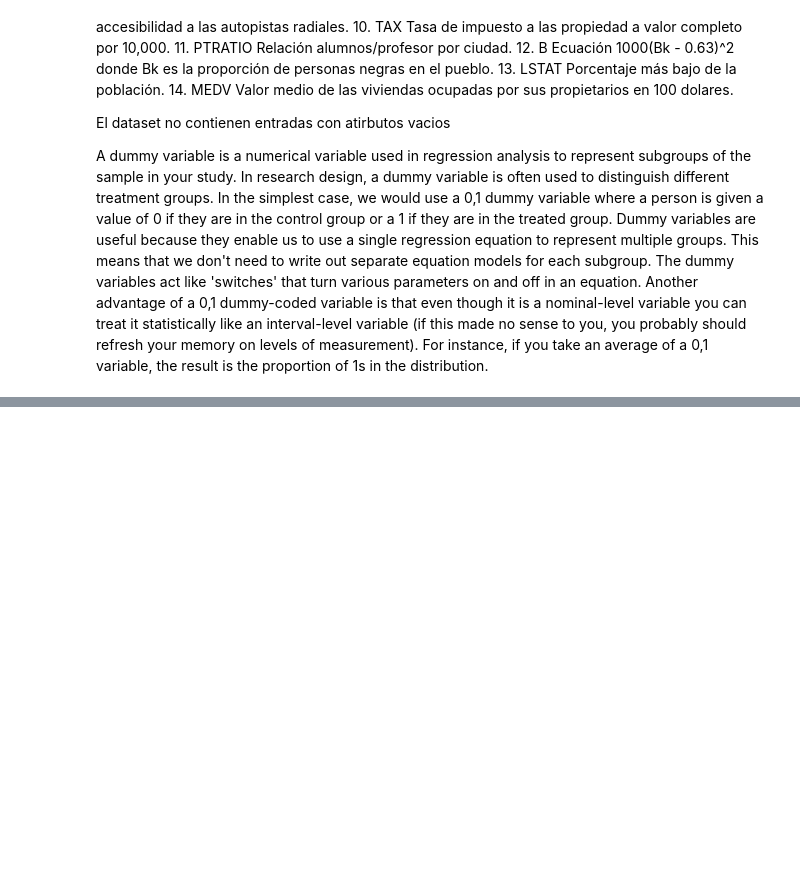
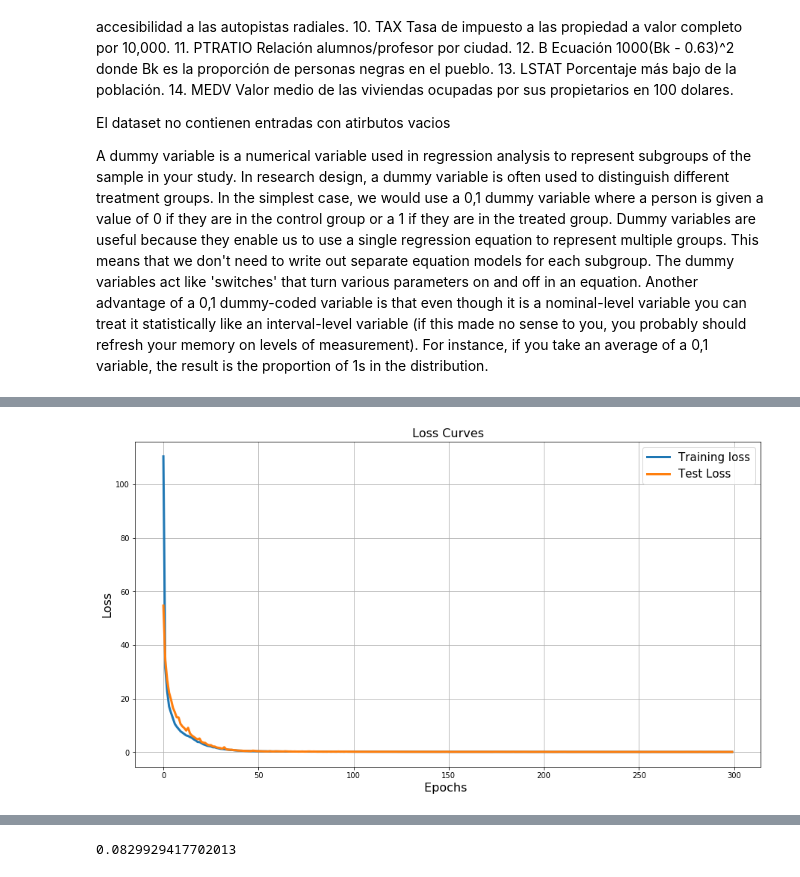
Before and after one commit to GMBarra/T1ANN, a Jupyter notebook: Pregunta-1.ipynb, the cells around one changed output, grey strips where cells are left out. Drawn from its saved outputs; the diff is of its cells as text; code cells hidden in the pictures; blank space fills up the shorter version.

```diff
--- a/Pregunta-1.ipynb
+++ b/Pregunta-1.ipynb
@@ -80,0 +99,40 @@ A dummy variable is a numerical variable used in regression analysis to represen
+# %%
+from keras.models import Sequential
+from keras.layers.core import Dense, Activation
+from keras.optimizers import SGD
+import matplotlib.pyplot as plt
+
+model = Sequential()
+model.add(Dense(200, input_dim=X_train_scaled.shape[1], kernel_initializer='uniform'))
+model.add(Activation('sigmoid'))
+model.add(Dense(1, kernel_initializer='uniform'))
+model.add(Activation('linear'))
+sgd = SGD(lr=0.01)
+model.compile(optimizer=sgd,loss='mean_squared_error')
+hist = model.fit(np.asmatrix(X_train_scaled), np.asmatrix(y_train), epochs=300,verbose=0, validation_data=(np.asmatrix(X_test_scaled), np.asmatrix(y_test)))
+# %%
+# Loss Curves
+
+plt.figure(figsize=[15,8])
+plt.grid()
+plt.plot(hist.history['loss'],linewidth=3.0)
+plt.plot(hist.history['val_loss'],linewidth=3.0)
+plt.legend(['Training loss', 'Test Loss'],fontsize=15)
+plt.xlabel('Epochs ',fontsize=16)
+plt.ylabel('Loss',fontsize=16)
+plt.title('Loss Curves',fontsize=16)
+
+# Accuracy Curves
+#plt.figure(figsize=[8,6])
+#plt.plot(history.history['acc'],'r',linewidth=3.0)
+#plt.plot(history.history['val_acc'],'b',linewidth=3.0)
+#plt.legend(['Training Accuracy', 'Validation Accuracy'],fontsize=18)
+#plt.xlabel('Epochs ',fontsize=16)
+#plt.ylabel('Accuracy',fontsize=16)
+#plt.title('Accuracy Curves',fontsize=16)
+
+plt.show()
+
+model.evaluate(np.asmatrix(X_train_scaled),np.asmatrix(y_train))
+# %% [output]
+[figure, added]
@@ -80,0 +140 @@ A dummy variable is a numerical variable used in regression analysis to represen
+0.0829929417702013
```
Also changed, not shown: parts of 3 cells of this notebook, 1 other file.
